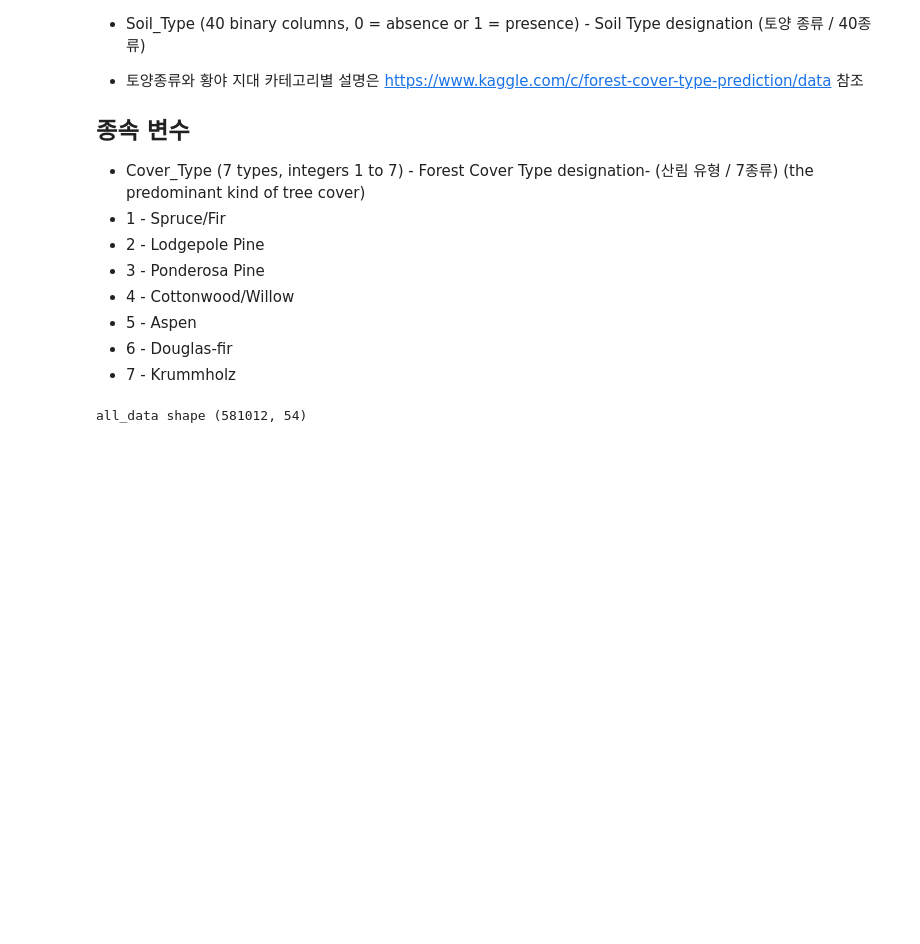
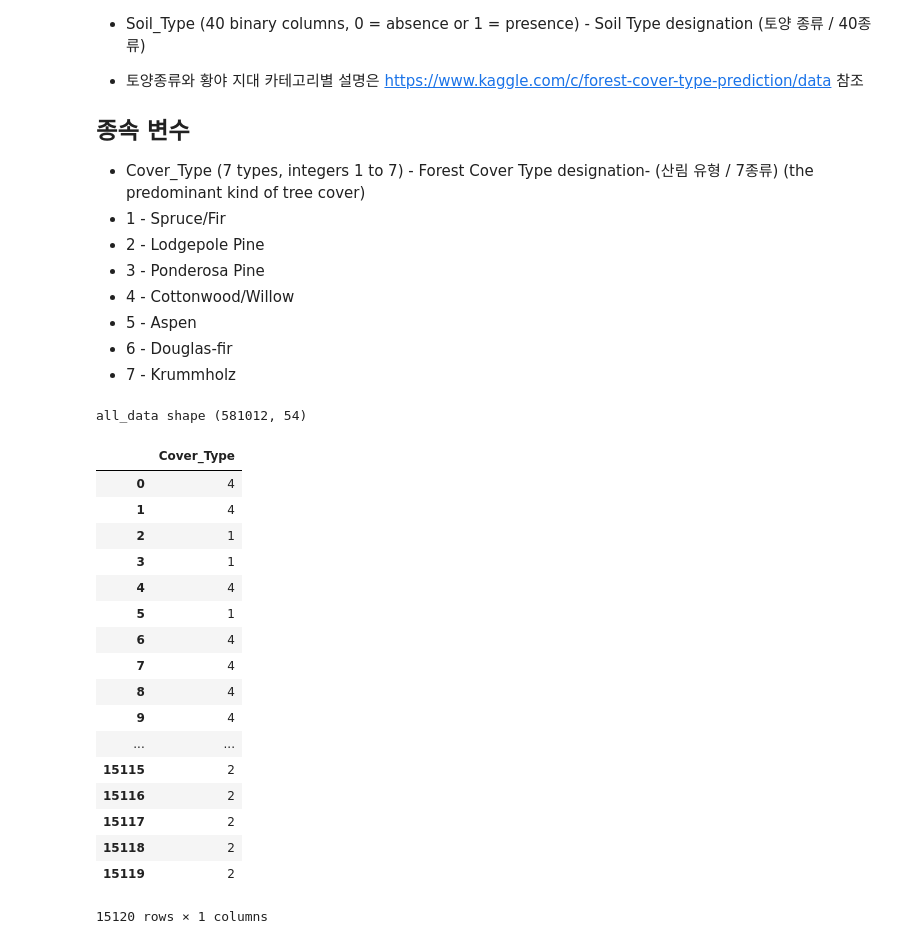
Before and after one commit to kjw1oo/Kaggle_project, a Jupyter notebook: Tree_Cover_type.ipynb, the cells around one changed output. Saved outputs shown, nothing was run; the diff lists cells and outputs as text; code cells hidden in the pictures; blank space fills up the shorter version.

Commit message:
modify Tree_cover_type

```diff
--- a/Tree_Cover_type.ipynb
+++ b/Tree_Cover_type.ipynb
@@ -70,3 +70,24 @@ all_data = pd.concat([train_data, test])
 print('all_data shape', all_data.shape)
 # %% [output]
 all_data shape (581012, 54)
+# %%
+train_target - 1
+# %% [output]
+|  | Cover_Type |
+| 0 | 4 |
+| 1 | 4 |
+| 2 | 1 |
+| 3 | 1 |
+| 4 | 4 |
+| 5 | 1 |
+| 6 | 4 |
+| 7 | 4 |
+| 8 | 4 |
+| 9 | 4 |
+| ... | ... |
+| 15115 | 2 |
+| 15116 | 2 |
+| 15117 | 2 |
+| 15118 | 2 |
+| 15119 | 2 |
+15120 rows × 1 columns
```
Also changed, not shown: parts of 4 cells of this notebook.
